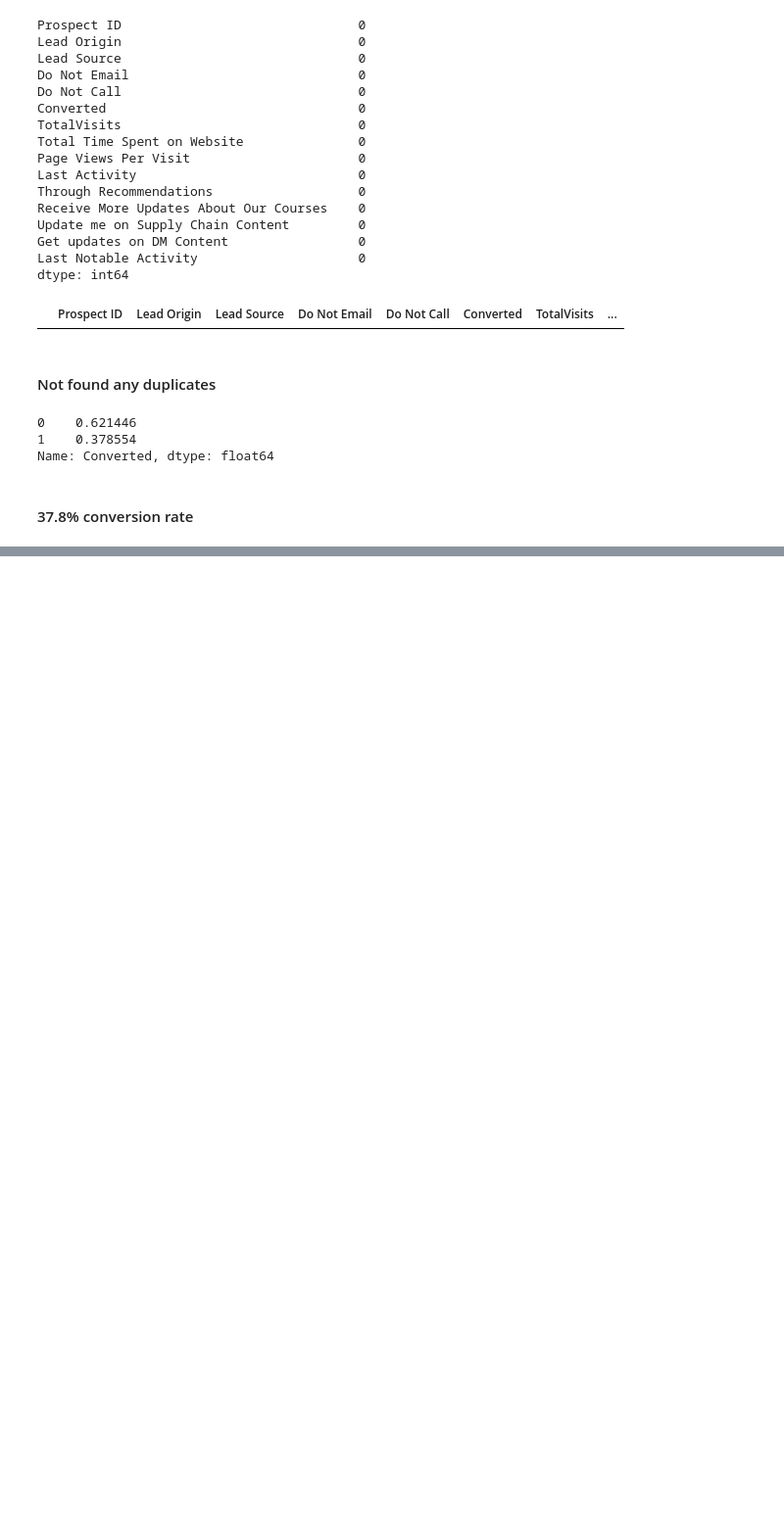
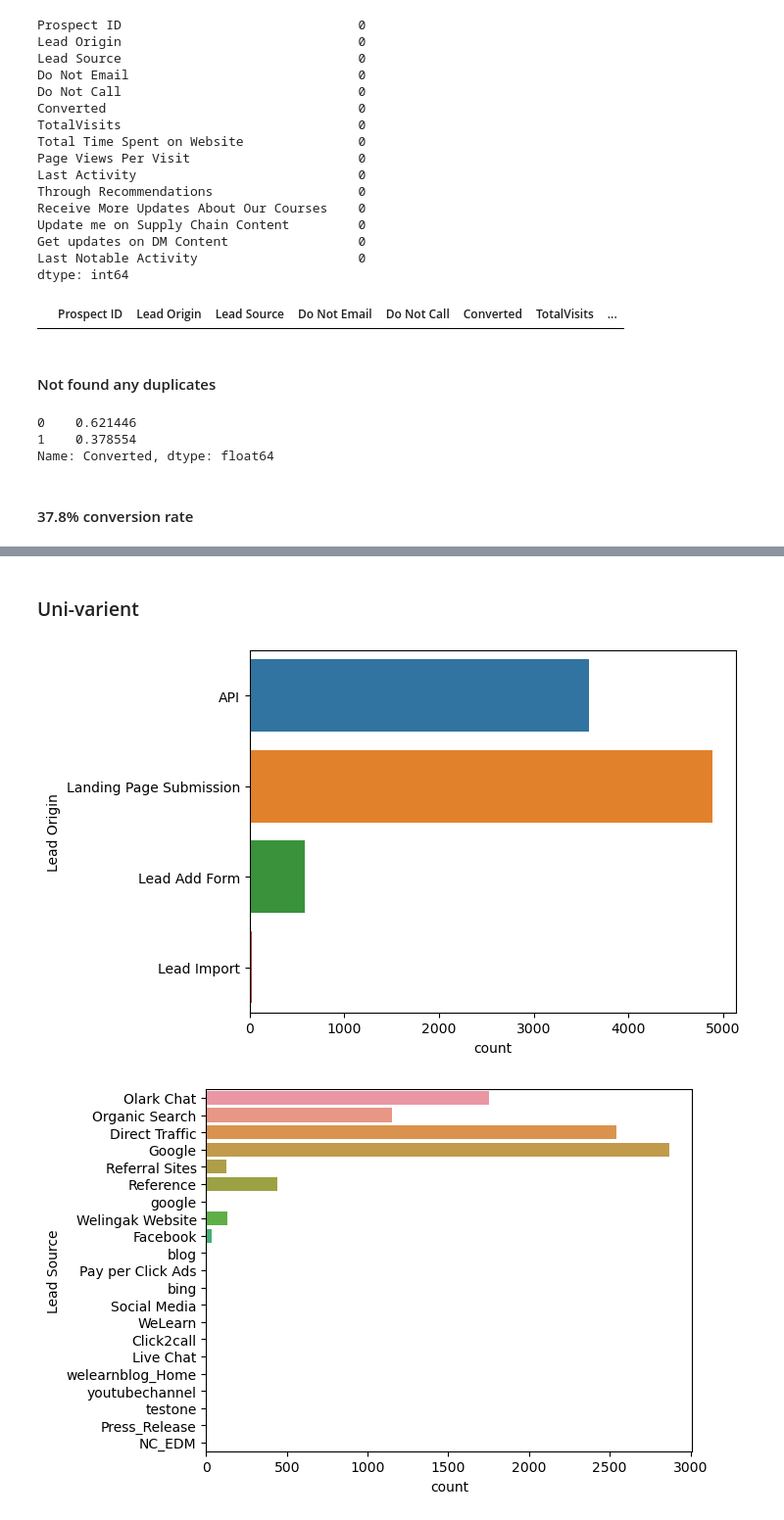
Before and after one commit to anujgupta0/Lead_Score_case_study, a Jupyter notebook: Lead_score_Case_study.ipynb, the cells around one changed output, grey strips where cells are left out. Shown at 98% size. Saved outputs shown, nothing was run; the diff lists cells and outputs as text; code cells hidden in the pictures; blank space fills up the shorter version.

```diff
--- a/Lead_score_Case_study.ipynb
+++ b/Lead_score_Case_study.ipynb
@@ -294,0 +327,19 @@ Name: Converted, dtype: float64
+# %%
+# Dviding the dataset columns into two parts categorical and continuous
+categorical_columns = ['Lead Origin', 'Lead Source', 'Do Not Email',
+       'Do Not Call',  'Last Activity',
+       'Through Recommendations', 'Receive More Updates About Our Courses',
+       'Update me on Supply Chain Content', 'Get updates on DM Content',
+       'Last Notable Activity']
+continuous_columns = ['Converted', 'TotalVisits',
+       'Total Time Spent on Website', 'Page Views Per Visit']
+# %% [markdown]
+### Uni-varient
+# %%
+# Making grphs for the categorical variables
+for i in categorical_columns:
+    sns.countplot(data=lead,y=i)
+    plt.show()
+# %% [output]
+[figure, added]
+[figure, added]
```
Also changed, not shown: parts of 20 cells of this notebook.
